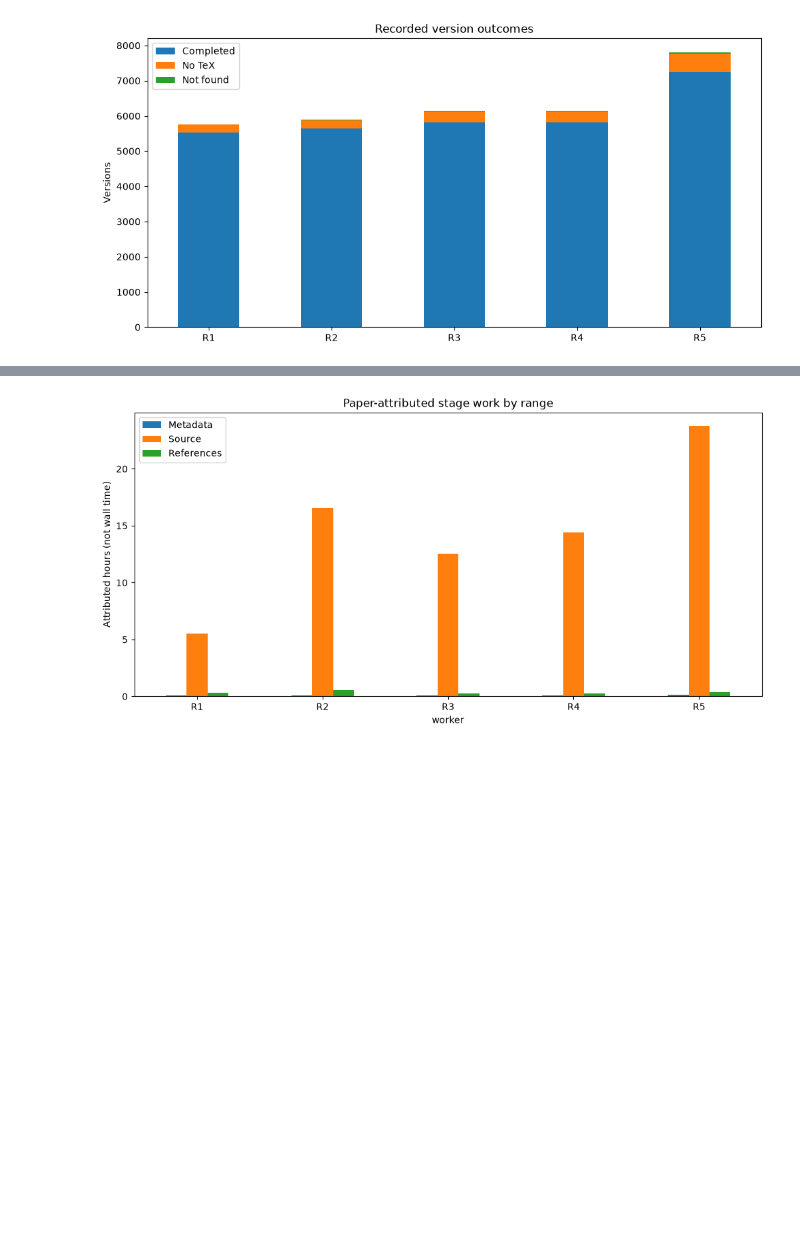
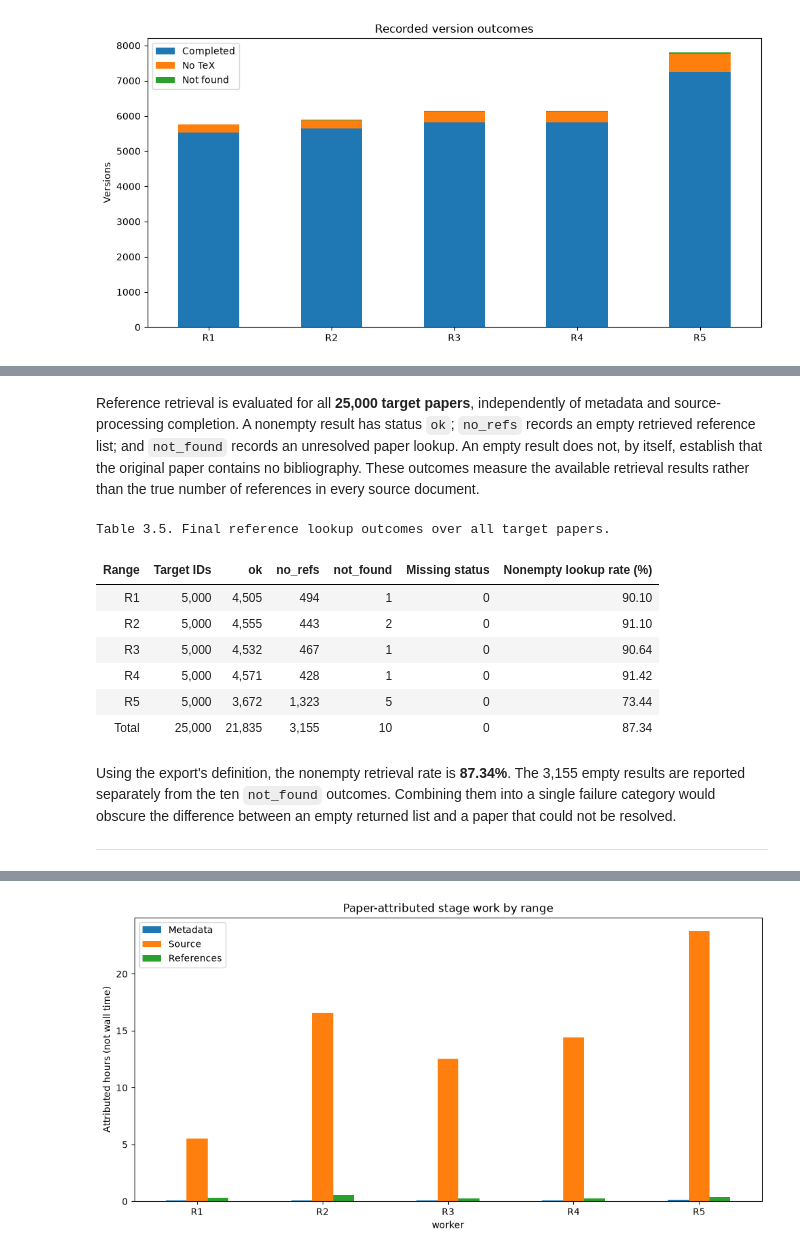
Before and after one commit to DuyNhat1705/Intro2DS-Group3-Report, a Jupyter notebook: Reports/Report1.ipynb, the cells around one changed output, grey strips where cells are left out. Saved outputs shown, nothing was run; the diff lists cells and outputs as text; code cells hidden in the pictures; blank space fills up the shorter version.

Commit message:
update report for milestone 1

```diff
--- a/Reports/Report1.ipynb
+++ b/Reports/Report1.ipynb
@@ -26,6 +26,19 @@ if str(project_root) not in sys.path:
 
 from src import milestone1_section3 as m1s3
 from src import milestone1_section4 as m1s4
+
+from IPython.display import display
+import pandas as pd
+
+def display_report_table(frame, caption, formats=None):
+    """Render computed values; formatting changes display precision only."""
+    number_formats = {
+        column: "{:,.0f}" if pd.api.types.is_integer_dtype(frame[column]) else "{:,.2f}"
+        for column in frame.select_dtypes(include="number").columns
+    }
+    number_formats.update(formats or {})
+    display(frame.style.format(number_formats, na_rep="Not measured")
+            .hide(axis="index").set_caption(caption))
 # %% [markdown]
 # 1. Overview
 
@@ -382,0 +397,20 @@ The largest extracted record, `2511.08890`, illustrates the range of individual
+# %% [markdown]
+Reference retrieval is evaluated for all **25,000 target papers**, independently of metadata and source-processing completion. A nonempty result has status `ok`; `no_refs` records an empty retrieved reference list; and `not_found` records an unresolved paper lookup. An empty result does not, by itself, establish that the original paper contains no bibliography. These outcomes measure the available retrieval results rather than the true number of references in every source document.
+# %%
+display_report_table(
+    m1s3.reference_outcomes_table(),
+    'Table 3.5. Final reference lookup outcomes over all target papers.',
+)
+# %% [output]
+Table 3.5. Final reference lookup outcomes over all target papers.
+| Range | Target IDs | ok | no_refs | not_found | Missing status | Nonempty lookup rate (%) |
+| R1 | 5,000 | 4,505 | 494 | 1 | 0 | 90.10 |
+| R2 | 5,000 | 4,555 | 443 | 2 | 0 | 91.10 |
+| R3 | 5,000 | 4,532 | 467 | 1 | 0 | 90.64 |
+| R4 | 5,000 | 4,571 | 428 | 1 | 0 | 91.42 |
+| R5 | 5,000 | 3,672 | 1,323 | 5 | 0 | 73.44 |
+| Total | 25,000 | 21,835 | 3,155 | 10 | 0 | 87.34 |
+# %% [markdown]
+Using the export's definition, the nonempty retrieval rate is **87.34%**. The 3,155 empty results are reported separately from the ten `not_found` outcomes. Combining them into a single failure category would obscure the difference between an empty returned list and a paper that could not be resolved.
+
+---
```
Also changed, not shown: parts of 49 cells of this notebook, 4 other files.
